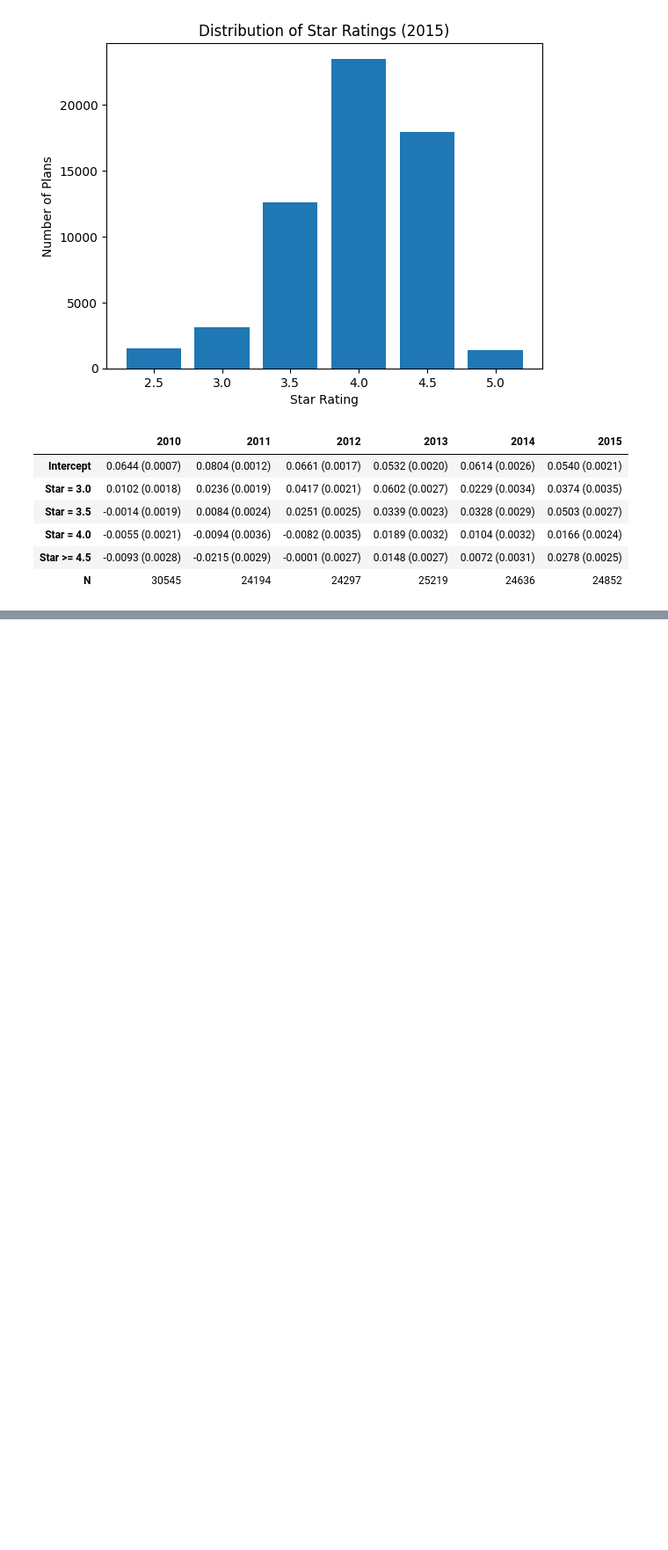
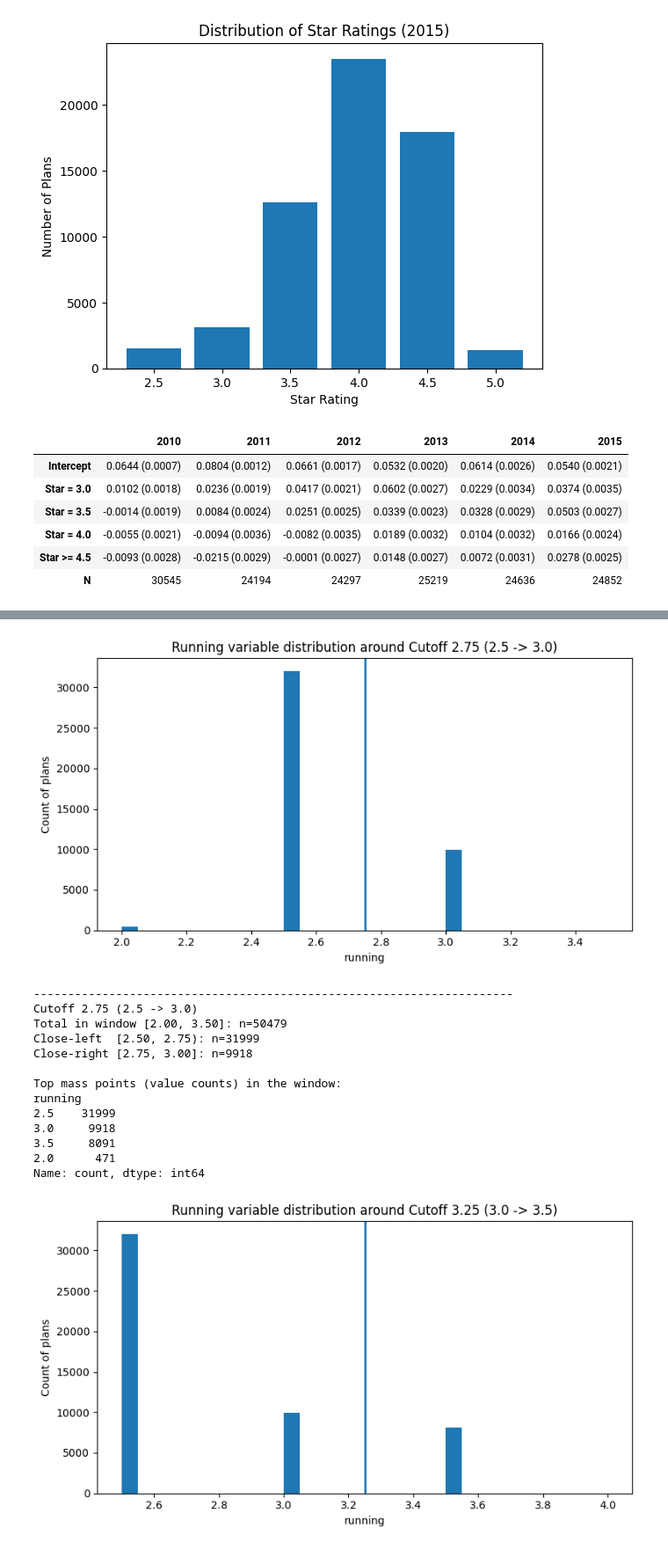
Before and after one commit to SebastianKou/HW3, a Jupyter notebook: HW3-answers.ipynb, the cells around one changed output, grey strips where cells are left out. Shown at 88% size. Saved outputs shown, nothing was run; the diff lists cells and outputs as text; code cells hidden in the pictures; blank space fills up the shorter version.

```diff
--- a/HW3-answers.ipynb
+++ b/HW3-answers.ipynb
@@ -269,0 +410,67 @@ SyntaxError: unmatched ']' (3271849084.py, line 8)
+# %%
+#Question 8
+
+
+d8 = data.loc[data["year"] == 2010].copy()
+
+running_col = "partcd_score"
+d8["running"] = pd.to_numeric(d8[running_col], errors="coerce")
+
+# thresholds for 3.0 and 3.5
+cutoffs = [
+    (2.75, "Cutoff 2.75 (2.5 -> 3.0)"),
+    (3.25, "Cutoff 3.25 (3.0 -> 3.5)")
+]
+
+w = 0.75
+bin_width = 0.05
+
+for c, label in cutoffs:
+    x = d8["running"].dropna()
+    xw = x.loc[(x >= c - w) & (x <= c + w)].copy()
+
+    # bins centered around the cutoff
+    bins = np.arange(c - w, c + w + bin_width, bin_width)
+
+    fig, ax = plt.subplots(figsize=(8, 4.5))
+    ax.hist(xw, bins=bins)
+    ax.axvline(c, linewidth=2)
+    ax.set_title(f"Running variable distribution around {label}")
+    ax.set_xlabel("running")
+    ax.set_ylabel("Count of plans")
+    plt.tight_layout()
+    plt.show()
+
+    left = xw.loc[xw < c]
+    right = xw.loc[xw >= c]
+
+    # define windows near cutoff
+    close = 0.25
+    left_close = left.loc[left >= c - close]
+    right_close = right.loc[right <= c + close]
+
+    print("\n" + "-"*70)
+    print(label)
+    print(f"Total in window [{c-w:.2f}, {c+w:.2f}]: n={len(xw)}")
+    print(f"Close-left  [{c-close:.2f}, {c:.2f}): n={len(left_close)}")
+    print(f"Close-right [{c:.2f}, {c+close:.2f}]: n={len(right_close)}")
+
+    vc = xw.round(4).value_counts().sort_index()
+    print("\nTop mass points (value counts) in the window:")
+    print(vc.sort_values(ascending=False).head(10))
+# %% [output]
+[figure, added]
+----------------------------------------------------------------------
+Cutoff 2.75 (2.5 -> 3.0)
+Total in window [2.00, 3.50]: n=50479
+Close-left  [2.50, 2.75): n=31999
+Close-right [2.75, 3.00]: n=9918
+
+Top mass points (value counts) in the window:
+running
+2.5    31999
+3.0     9918
+3.5     8091
+2.0      471
+Name: count, dtype: int64
+[figure, added]
```
Also changed, not shown: parts of 8 cells of this notebook.
